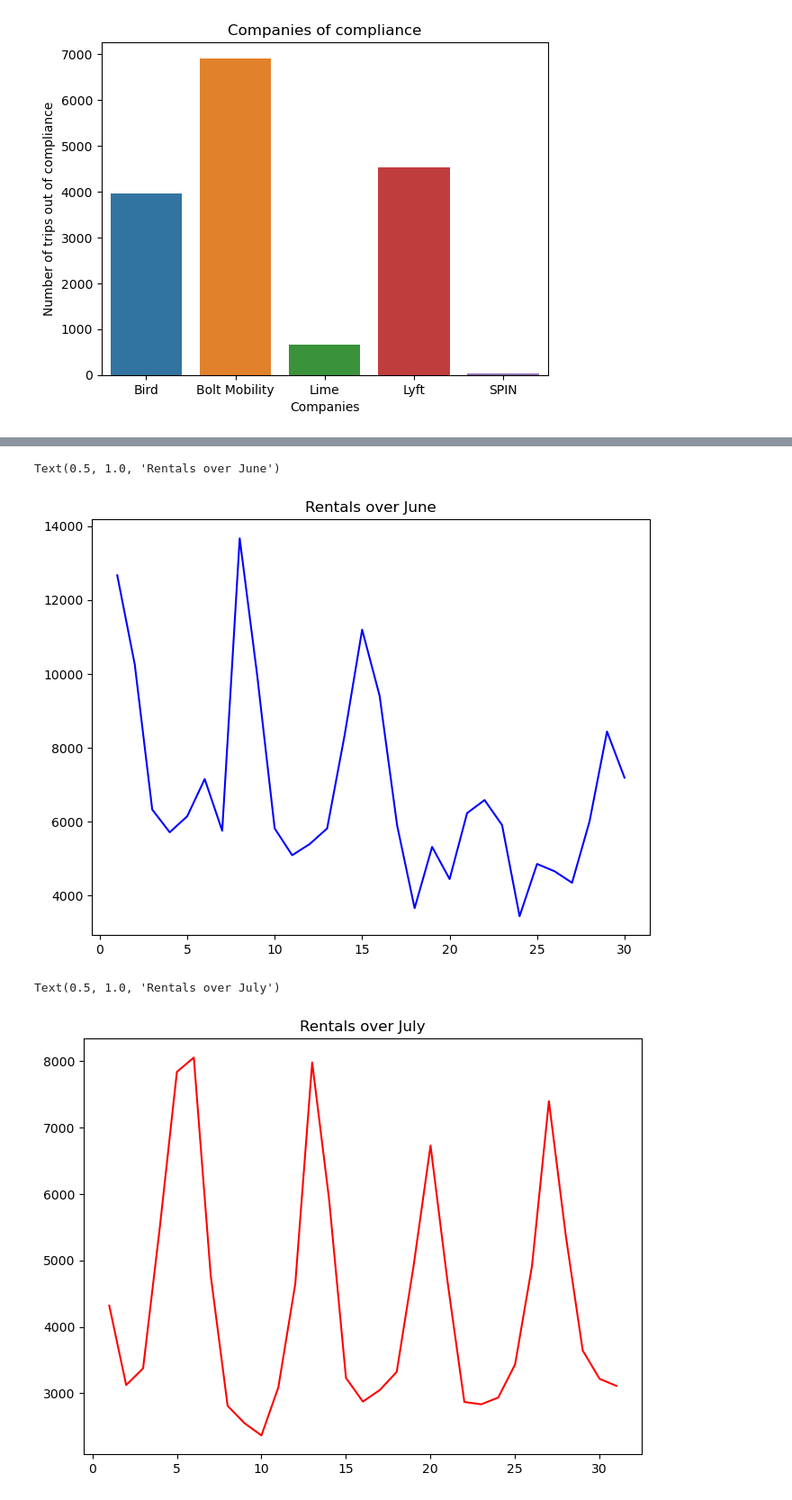
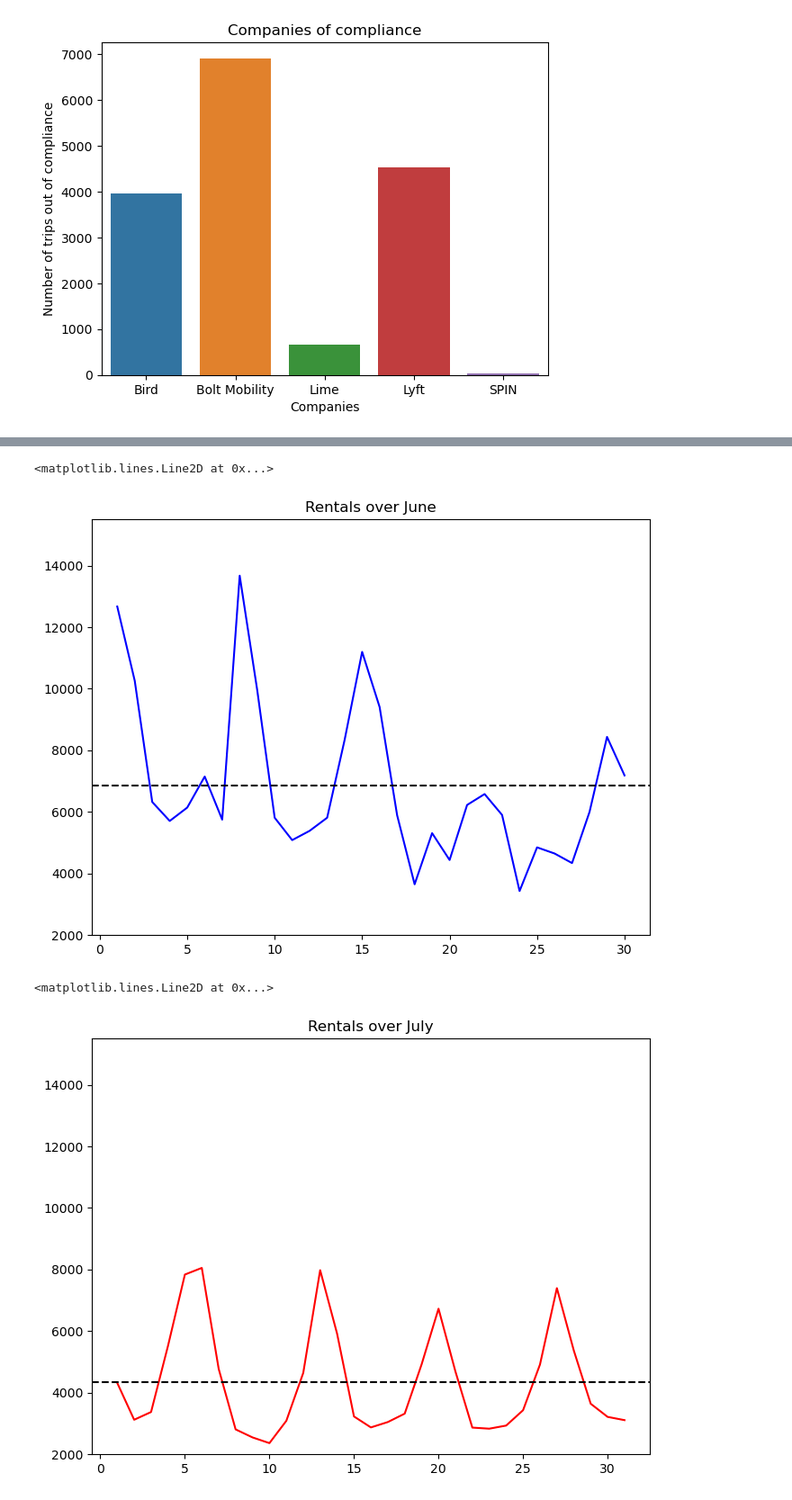
Before and after one commit to NSS-Data-Analytics-Cohort-8/scooter-partner1-whenhugocallsuspythonistas, a Jupyter notebook: notebooks/twooter.ipynb, the cells around one changed output, grey strips where cells are left out. Shown: that part at 90% size. Cells and saved outputs as stored; diff of their text form; code cells hidden in the pictures.

```diff
--- a/notebooks/twooter.ipynb
+++ b/notebooks/twooter.ipynb
@@ -302,16 +309,22 @@ junee['day']=junee['startdate'].dt.day
 fig, ax = plt.subplots(figsize=(8, 6))
 ax.plot(junee['day'], junee['numberrented'], color='blue')
 ax.set_title('Rentals over June')
+ax.set_ybound(lower=2000, upper=15500)
+ax.axhline(y=june_avg, color='black', linestyle='--')
 # %% [output]
-Text(0.5, 1.0, 'Rentals over June')
+<matplotlib.lines.Line2D at 0x...>
-[figure, old version]
+[figure, new version]
 # %%
 julyy['startdate']=pd.to_datetime(julyy['startdate'])
 julyy['day']=julyy['startdate'].dt.day
+# %%
+july_avg = np.mean(julyy['numberrented'])
 # %%
 fig, ax = plt.subplots(figsize=(8, 6))
 ax.plot(julyy['day'], julyy['numberrented'], color='red')
 ax.set_title('Rentals over July')
+ax.set_ybound(lower=2000, upper=15500)
+ax.axhline(y=july_avg, color='black', linestyle='--')
 # %% [output]
-Text(0.5, 1.0, 'Rentals over July')
+<matplotlib.lines.Line2D at 0x...>
-[figure, old version]
+[figure, new version]
```
Also changed, not shown: parts of 6 cells of this notebook, 3 other files.
